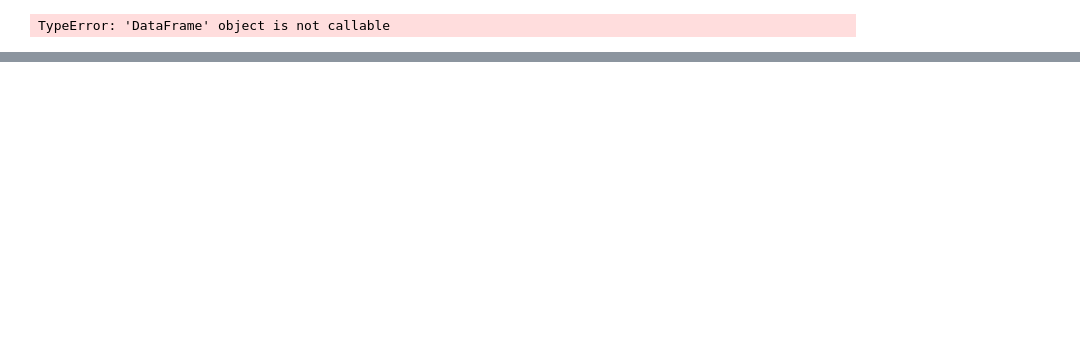
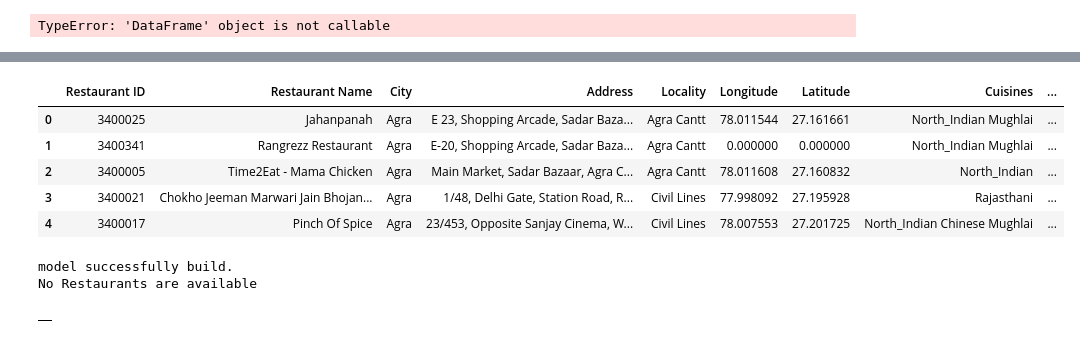
Before and after one commit to vansh-076/Zomato-Recommendation-system, a Jupyter notebook: Recommendation_system.ipynb, the cells around one changed output, grey strips where cells are left out. Saved outputs shown, nothing was run; the diff lists cells and outputs as text; code cells hidden in the pictures; blank space fills up the shorter version.

```diff
--- a/Recommendation_system.ipynb
+++ b/Recommendation_system.ipynb
@@ -208,0 +300,5 @@ class Recommendation_System():
+# %%
+obj=Recommendation_System()
+# %%
+obj.load_data(os.path.join(path,'final_dataset.csv'))
+# %% [output]
@@ -208,0 +306,18 @@ class Recommendation_System():
+|  | Restaurant ID | Restaurant Name | City | Address | Locality | Longitude | Latitude | Cuisines | ... |
+| 0 | 3400025 | Jahanpanah | Agra | E 23, Shopping Arcade, Sadar Baza... | Agra Cantt | 78.011544 | 27.161661 | North_Indian Mughlai | ... |
+| 1 | 3400341 | Rangrezz Restaurant | Agra | E-20, Shopping Arcade, Sadar Baza... | Agra Cantt | 0.000000 | 0.000000 | North_Indian Mughlai | ... |
+| 2 | 3400005 | Time2Eat - Mama Chicken | Agra | Main Market, Sadar Bazaar, Agra C... | Agra Cantt | 78.011608 | 27.160832 | North_Indian | ... |
+| 3 | 3400021 | Chokho Jeeman Marwari Jain Bhojan... | Agra | 1/48, Delhi Gate, Station Road, R... | Civil Lines | 77.998092 | 27.195928 | Rajasthani | ... |
+| 4 | 3400017 | Pinch Of Spice | Agra | 23/453, Opposite Sanjay Cinema, W... | Civil Lines | 78.007553 | 27.201725 | North_Indian Chinese Mughlai | ... |
+# %%
+obj.model_develop()
+obj.recommendation_by_cuisines(
+    prefered_cuisine='Chinese',
+    n_recommendation=5,
+    min_rating=None,
+    city='New Delhi'
+)
+# %% [output]
+model successfully build.
+No Restaurants are available
+|  |
```
Also changed, not shown: parts of 8 cells of this notebook.
